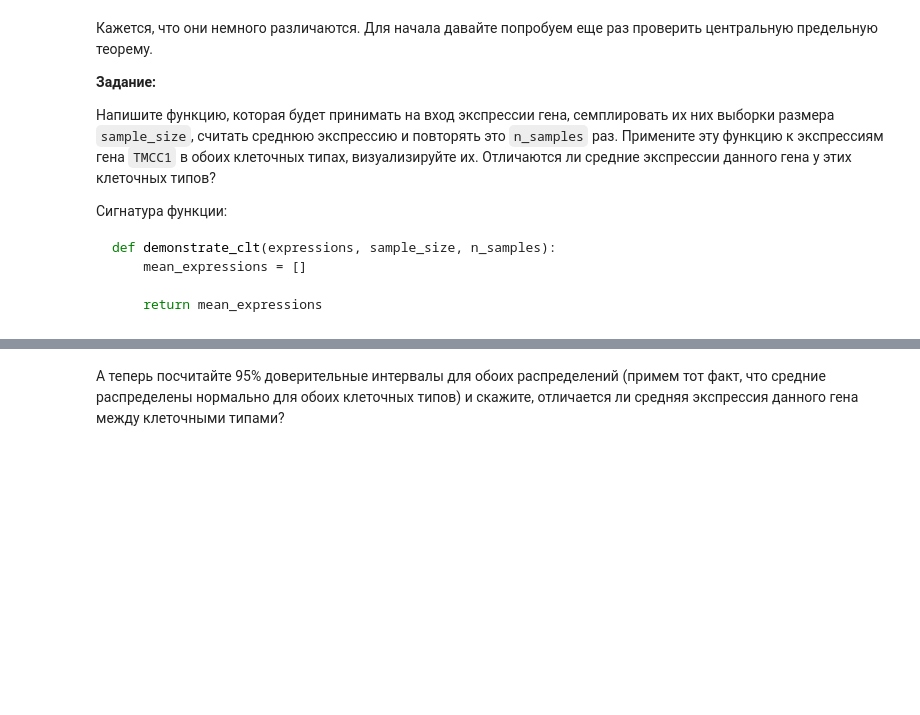
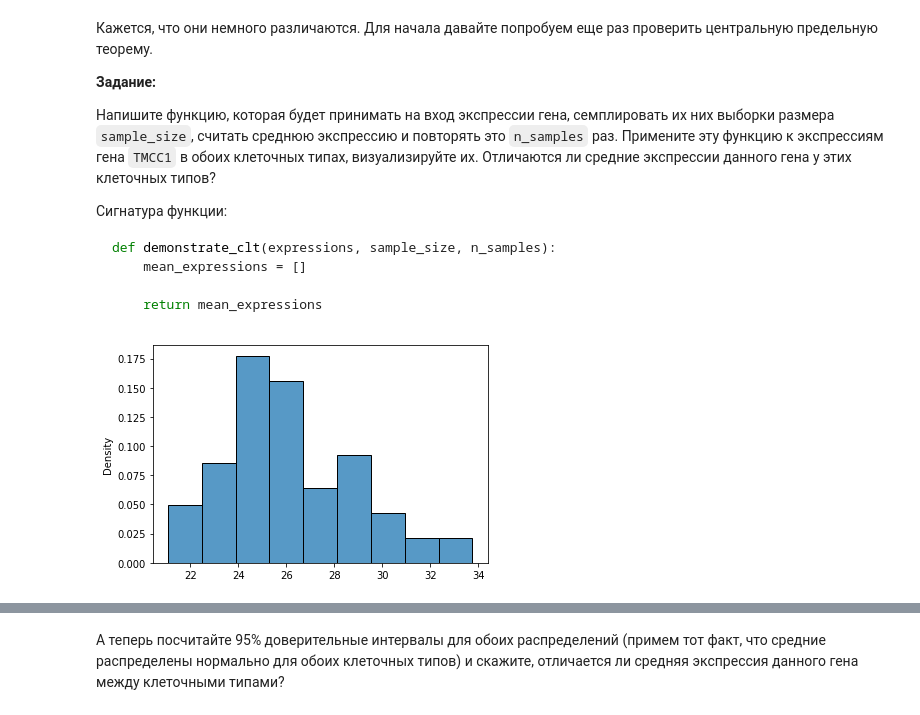
Before and after one commit to zmitsek/BioStat_2022, a Jupyter notebook: hw4-5/homework_lecture_5.ipynb, the cells around one changed output, grey strips where cells are left out. Saved outputs shown, nothing was run; the diff lists cells and outputs as text; code cells hidden in the pictures; blank space fills up the shorter version.

````diff
--- a/hw4-5/homework_lecture_5.ipynb
+++ b/hw4-5/homework_lecture_5.ipynb
@@ -26,6 +33,6 @@ expression_data.head()
 # %%
-b_cells_expression_data = expression_data.query("Cell_type == 'B_cell'")
-nk_cells_expression_data = expression_data.query("Cell_type == 'NK_cell'")
+b_cells_expression_data = expression_data.query("Cell_type == 'B_cell'").select_dtypes(include='number')
+nk_cells_expression_data = expression_data.query("Cell_type == 'NK_cell'").select_dtypes(include='number')
 # %% [markdown]
 В этом задании мы будем работать с данными об экспрессии генов в друх клеточных типах: в B-клетках и в NK-клетках. Выясним, средняя экспрессия каких генов значимо различается в этих клеточных типах.
 # %% [markdown]
@@ -61,3 +68,17 @@ def demonstrate_clt(expressions, sample_size, n_samples):
 
     return mean_expressions
 ```
+# %%
+np.random.seed(8800)
+def demonstrate_clt(expressions, sample_size, n_samples):
+    mean_expressions = []
+    for i in range(n_samples):
+      sample = np.random.choice(expressions, size=sample_size)
+      mean = np.mean(sample)
+      mean_expressions.append(mean)
+
+    return mean_expressions
+# %%
+sns.histplot(demonstrate_clt(b_cells_expression_data["TMCC1"], 150, 100), stat="density");
+# %% [output]
+[figure, added]
````
Also changed, not shown: parts of 16 cells of this notebook.
